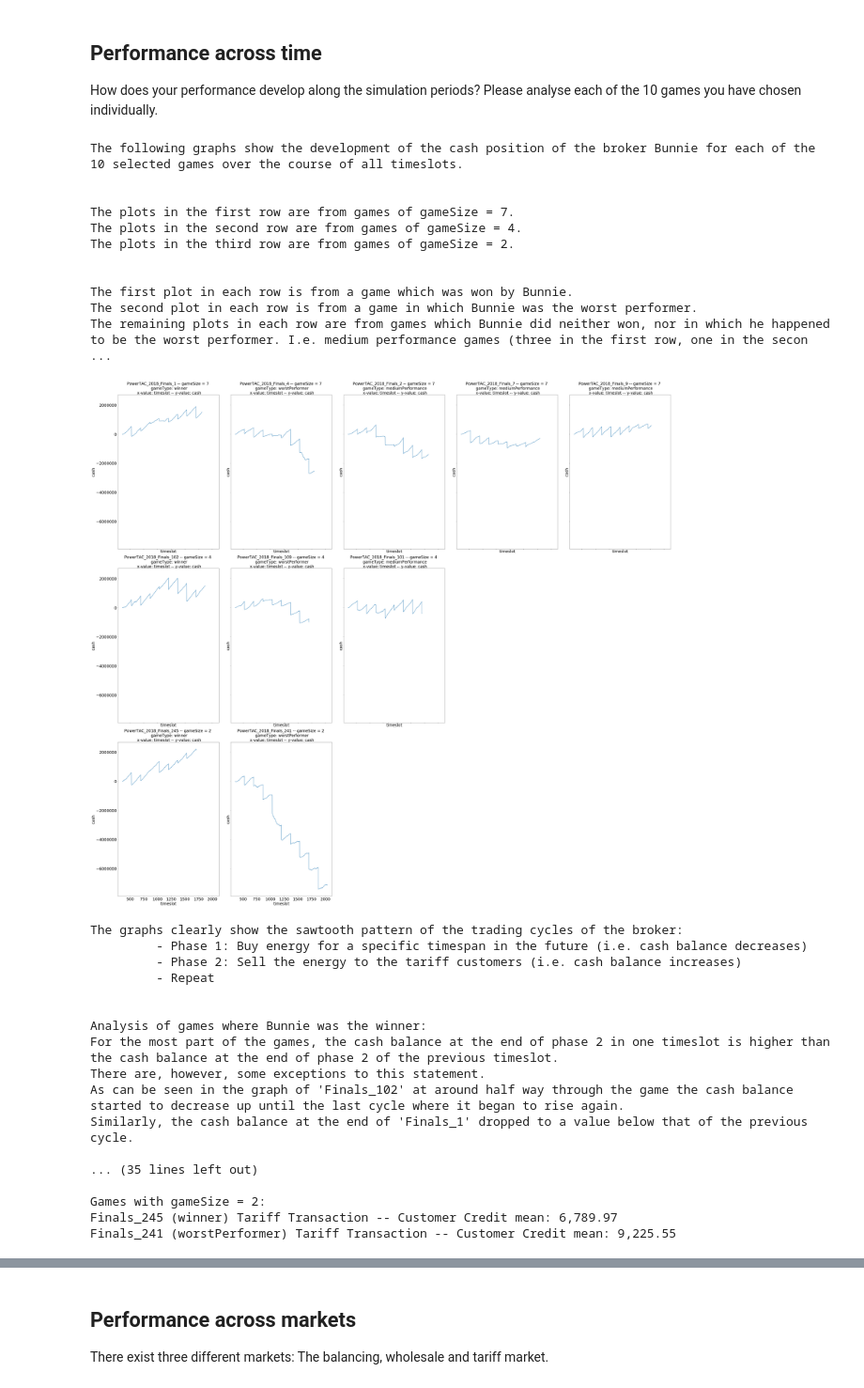
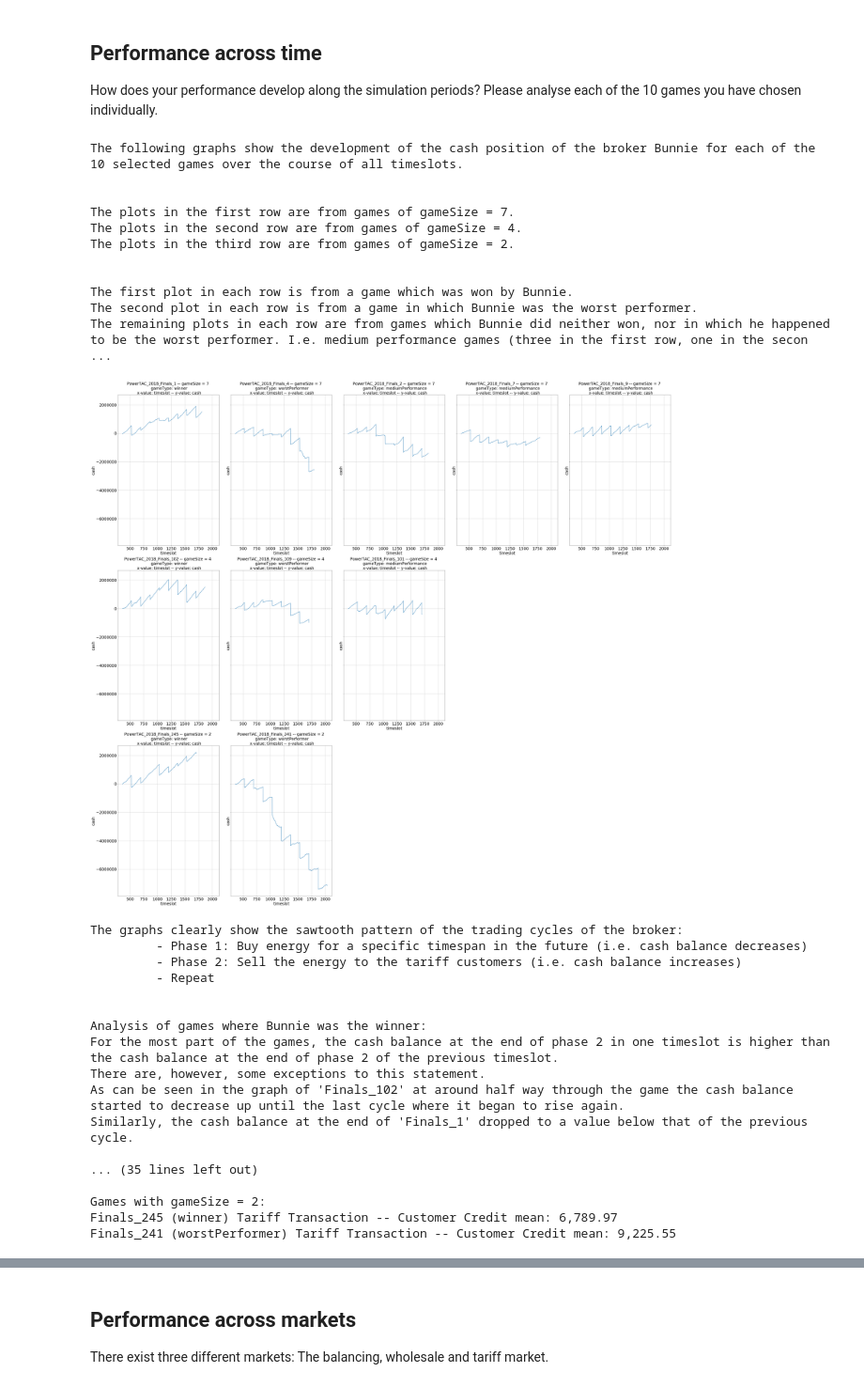
Before and after one commit to G4mble/AAA_IndividualAssignment, a Jupyter notebook: 01_code/Task_Description.ipynb, the cells around one changed output, grey strips where cells are left out. Shown at 94% size. Cells and saved outputs as stored; diff of their text form; code cells hidden in the pictures.

```diff
--- a/01_code/Task_Description.ipynb
+++ b/01_code/Task_Description.ipynb
@@ -720,6 +720,8 @@ for gameId_7 in listOfGameIds_gameSize_7:
     ax1[i].set_title(title)
     ax1[i].set_ylabel(y_label)
     ax1[i].set_xlabel(x_label)
+    ax1[i].grid(True)
+    ax1[i].tick_params(axis='both', which='both', labelbottom=True)
     # set font size of all elements
     for item in ([ax1[i].title, ax1[i].xaxis.label, ax1[i].yaxis.label] +
                  ax1[i].get_xticklabels() + ax1[i].get_yticklabels()): item.set_fontsize(chartFontSize)
@@ -736,6 +738,8 @@ for gameId_4 in listOfGameIds_gameSize_4:
     ax2[j].set_title(title)
     ax2[j].set_ylabel(y_label)
     ax2[j].set_xlabel(x_label)
+    ax2[j].grid(True)
+    ax2[j].tick_params(axis='both', which='both', labelbottom=True)
     # set font size of all elements
     for item in ([ax2[j].title, ax2[j].xaxis.label, ax2[j].yaxis.label] +
                  ax2[j].get_xticklabels() + ax2[j].get_yticklabels()): item.set_fontsize(chartFontSize)
@@ -752,6 +756,8 @@ for gameId_2 in listOfGameIds_gameSize_2:
     ax3[k].set_title(title)
     ax3[k].set_ylabel(y_label)
     ax3[k].set_xlabel(x_label)
+    ax3[k].grid(True)
+    ax3[k].tick_params(axis='both', which='both', labelbottom=True)
     # set font size of all elements
     for item in ([ax3[k].title, ax3[k].xaxis.label, ax3[k].yaxis.label] +
                  ax3[k].get_xticklabels() + ax3[k].get_yticklabels()): item.set_fontsize(chartFontSize)
@@ -838,6 +844,8 @@ for gameId_7 in listOfGameIds_gameSize_7:
     ax1[i].set_title(title)
     ax1[i].set_ylabel(y_label)
     ax1[i].set_xlabel(x_label)
+    ax1[i].grid(True)
+    ax1[i].tick_params(axis='both', which='both', labelbottom=True)
     print("Finals_" + gameId_7 + " (" + gameType + ") " + y_label  + " mean: " + formatString.format(y.mean()))
     # set font size of all elements
     for item in ([ax1[i].title, ax1[i].xaxis.label, ax1[i].yaxis.label] +
@@ -857,6 +865,8 @@ for gameId_4 in listOfGameIds_gameSize_4:
     ax2[j].set_title(title)
     ax2[j].set_ylabel(y_label)
     ax2[j].set_xlabel(x_label)
+    ax2[j].grid(True)
+    ax2[j].tick_params(axis='both', which='both', labelbottom=True)
     print("Finals_" + gameId_4 + " (" + gameType + ") " + y_label  + " mean: " + formatString.format(y.mean()))
     # set font size of all elements
     for item in ([ax2[j].title, ax2[j].xaxis.label, ax2[j].yaxis.label] +
@@ -876,6 +886,8 @@ for gameId_2 in listOfGameIds_gameSize_2:
     ax3[k].set_title(title)
     ax3[k].set_ylabel(y_label)
     ax3[k].set_xlabel(x_label)
+    ax3[k].grid(True)
+    ax3[k].tick_params(axis='both', which='both', labelbottom=True)
     print("Finals_" + gameId_2 + " (" + gameType + ") " + y_label  + " mean: " + formatString.format(y.mean()))
     # set font size of all elements
     for item in ([ax3[k].title, ax3[k].xaxis.label, ax3[k].yaxis.label] +
@@ -884,35 +896,35 @@ for gameId_2 in listOfGameIds_gameSize_2:
 
 print("\n")
 plt.tight_layout()
 plt.show()
 print("\n")
 
 print("As has to be expected, the average market share in games with 2 and 4 participants tends to be higher than in games with 7 participants.")
 print("Two game comparisons might be of interest since they deviate from the expected norm of 'worst performance' games having a lower average market share than 'winner' games. The games in question are 'Finals_1' compared to 'Finals_4' for gameSize = 7 and 'Finals_241' compared to 'Finals_245' for gameSize = 2.")
 print("\n")
 print("Comparing 'Finals_241' (worstPerformer) to 'Finals 245' (winner):")
 print("While 'Finals_245' were won by Bunnie, market share tend to decrease throughout the game (cf. see above graphs).")
 print("Additionally, the average market share in 'Finals_245' is considerably lower than in 'Finals_241' even though in the latter game Bunnie was the worst performer.")
 print("\n")
 print("Comparing 'Finals_4' (worstPerformer) to 'Finals 1' (winner):")
 print("Both games show a similar development of the market share over time (cf. see above graphs).")
 print("Additionally, the average market share in 'Finals_1' is slightly lower than in 'Finals_4' even though in the latter game Bunnie was the worst performer.")
 print("\n")
-print(textHelper.BOLD + "This suggests, that the market share of the game participants is on its own is not a good determinant for overall performance." + textHelper.END)
+print(textHelper.BOLD + "This suggests, that the market share of the game participants is, on its own, not a good determinant for overall performance." + textHelper.END)
 print("\n\n")
 # %% [output]
 The following graphs show the development of the cash position of the broker Bunnie for each of the 10 selected games over the course of all timeslots.
 
 
 The plots in the first row are from games of gameSize = 7.
 The plots in the second row are from games of gameSize = 4.
 The plots in the third row are from games of gameSize = 2.
 
 
 The first plot in each row is from a game which was won by Bunnie.
 The second plot in each row is from a game in which Bunnie was the worst performer.
 The remaining plots in each row are from games which Bunnie did neither won, nor in which he happened to be the worst performer. I.e. medium performance games (three in the first row, one in the secon ...
-[figure, old version]
+[figure, new version]
 The graphs clearly show the sawtooth pattern of the trading cycles of the broker:
          - Phase 1: Buy energy for a specific timespan in the future (i.e. cash balance decreases)
          - Phase 2: Sell the energy to the tariff customers (i.e. cash balance increases)
```
Also changed, not shown: parts of 3 cells of this notebook.
